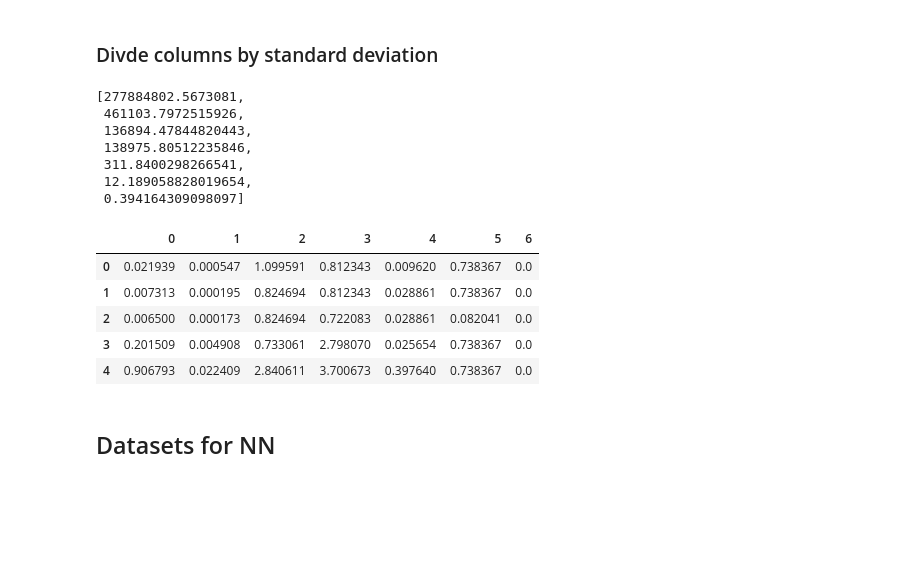
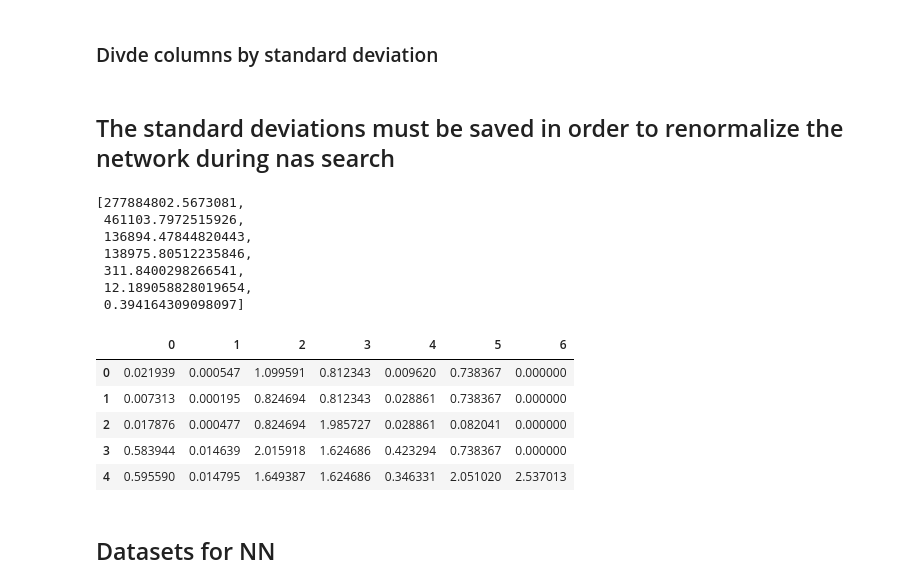
Before and after one commit to RoxaneFis/single-path-nas, a Jupyter notebook: HAS/treatment_multiple_inputs.ipynb, the cells around one changed output. Drawn from its saved outputs; the diff is of its cells as text; code cells hidden in the pictures; blank space fills up the shorter version.

```diff
--- a/HAS/treatment_multiple_inputs.ipynb
+++ b/HAS/treatment_multiple_inputs.ipynb
@@ -91,7 +85,0 @@ path_processed_train_nn = '/Users/roxanefischer/Desktop/single_path_nas/single-p
-# %%
-%pycache
-path_raw_val = '/Users/roxanefischer/Desktop/single_path_nas/single-path-nas/HAS/data/lower_power/parsed_nondups_val_lower_power.csv'
-path_raw_train = '/Users/roxanefischer/Desktop/single_path_nas/single-path-nas/HAS/data/lower_power/parsed_nondups_train_lower_power.csv'
-
-path_processed_val_nn = '/Users/roxanefischer/Desktop/single_path_nas/single-path-nas/HAS/data/lower_power/val_low_power.csv'
-path_processed_train_nn = '/Users/roxanefischer/Desktop/single_path_nas/single-path-nas/HAS/data/lower_power/train_low_power.csv'
@@ -306,6 +282,8 @@ for i in range(nb_param):
 
 #savetxt('std.csv', std, delimiter=',')
 #data = loadtxt('std.csv', delimiter=',')
+# %% [markdown]
+## The standard deviations must be saved in order to renormalize the network during nas search
 # %%
 std
 # %% [output]
@@ -317,14 +295,14 @@ std
  12.189058828019654,
  0.394164309098097]
 # %%
-pd.DataFrame(X_train_nn_norm[0]).head()
+pd.DataFrame(X_train_nn_norm[3000]).head()
 # %% [output]
 |  | 0 | 1 | 2 | 3 | 4 | 5 | 6 |
-| 0 | 0.021939 | 0.000547 | 1.099591 | 0.812343 | 0.009620 | 0.738367 | 0.0 |
-| 1 | 0.007313 | 0.000195 | 0.824694 | 0.812343 | 0.028861 | 0.738367 | 0.0 |
-| 2 | 0.006500 | 0.000173 | 0.824694 | 0.722083 | 0.028861 | 0.082041 | 0.0 |
-| 3 | 0.201509 | 0.004908 | 0.733061 | 2.798070 | 0.025654 | 0.738367 | 0.0 |
-| 4 | 0.906793 | 0.022409 | 2.840611 | 3.700673 | 0.397640 | 0.738367 | 0.0 |
+| 0 | 0.021939 | 0.000547 | 1.099591 | 0.812343 | 0.009620 | 0.738367 | 0.000000 |
+| 1 | 0.007313 | 0.000195 | 0.824694 | 0.812343 | 0.028861 | 0.738367 | 0.000000 |
+| 2 | 0.017876 | 0.000477 | 0.824694 | 1.985727 | 0.028861 | 0.082041 | 0.000000 |
+| 3 | 0.583944 | 0.014639 | 2.015918 | 1.624686 | 0.423294 | 0.738367 | 0.000000 |
+| 4 | 0.595590 | 0.014795 | 1.649387 | 1.624686 | 0.346331 | 2.051020 | 2.537013 |
 # %% [markdown]
 ## Datasets for NN
 # %%
```
Also changed, not shown: parts of 45 cells of this notebook, 3 other files.
